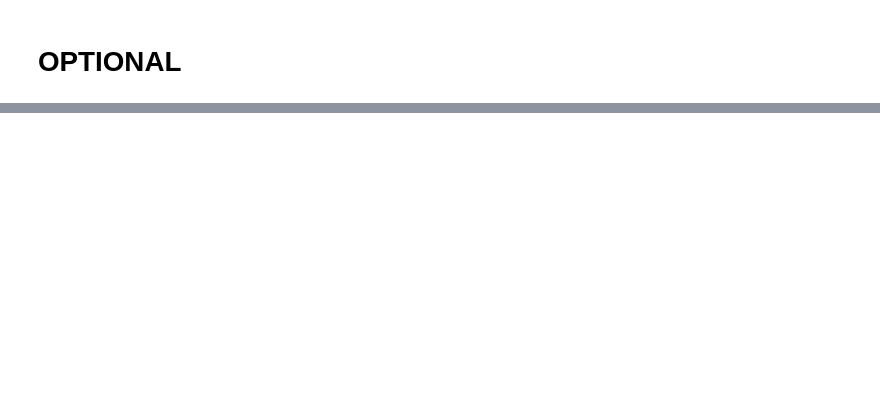
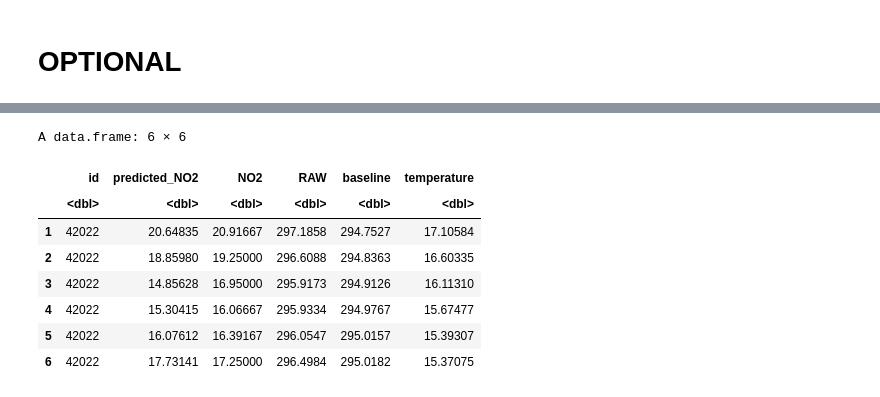
Before and after one commit to edanesh/airly3sagemaker-, a Jupyter notebook: V3-Copy1.ipynb, the cells around one changed output, grey strips where cells are left out. Cells and saved outputs as stored; diff of their text form; code cells hidden in the pictures; blank space fills up the shorter version.

```diff
--- a/V3-Copy1.ipynb
+++ b/V3-Copy1.ipynb
@@ -699,0 +741,31 @@ sm_predictor$delete_endpoint()
+# %%
+for (ID in test_ids) {
+    # define s3 path for test data
+    s3_test_url <- str_glue('s3:/', bucket, 'r_demo4', 'data', ID, 'test', 'test.csv', .sep='/')
+
+    # Model artifacts and batch output
+    s3_output <- str_glue('s3:/', bucket, 'r_demo4','xgboost_output', ID, .sep = '/')
+
+    # define a transformer
+    xgb_transformer <- xgb_estimator$transformer(instance_count=1L,
+                                            instance_type='ml.m5.4xlarge',
+                                             model_name=grep(pattern = ID, xgb_training_jobs, value = TRUE), # specify model name to use
+    #                                         strategy="MultiRecord",
+                                            output_path=s3_output)
+
+    #! takes a few minutes...you can set wait=FALSE to bypass this but...
+    # BEWARE that you may exceed AWS limit if there are too many instances running -> set wait=TRUE to avoid issues
+    # do the batch transform
+    xgb_transformer$transform(s3_test_url,
+                              content_type="text/csv",
+        #                       split_type="Line",
+                              wait=TRUE)
+
+    # Download the files from S3 using S3Downloader to local SageMaker instance 'batch_output' folder
+#     s3_input <- str_glue('s3:/', bucket, 'r_demo4','data', ID, "test", .sep = '/')
+#     s3_output <- str_glue('s3:/', bucket, 'r_demo4','output', ID, .sep = '/')
+#     sagemaker$s3$S3Downloader$download(s3_test_url,
+#                           str_glue("batch_input", ID, .sep="/"))
+     sagemaker$s3$S3Downloader$download(str_glue(s3_output,"test.csv.out",.sep = '/'),
+                          str_glue("xgboost_batch_output", ID, .sep="/"))
+}
@@ -699,0 +802,12 @@ sm_predictor$delete_endpoint()
+# %%
+head(xgb_predictions)
+# %% [output]
+A data.frame: 6 × 6
+|  | id | predicted_NO2 | NO2 | RAW | baseline | temperature |
+|  | <dbl> | <dbl> | <dbl> | <dbl> | <dbl> | <dbl> |
+| 1 | 42022 | 20.64835 | 20.91667 | 297.1858 | 294.7527 | 17.10584 |
+| 2 | 42022 | 18.85980 | 19.25000 | 296.6088 | 294.8363 | 16.60335 |
+| 3 | 42022 | 14.85628 | 16.95000 | 295.9173 | 294.9126 | 16.11310 |
+| 4 | 42022 | 15.30415 | 16.06667 | 295.9334 | 294.9767 | 15.67477 |
+| 5 | 42022 | 16.07612 | 16.39167 | 296.0547 | 295.0157 | 15.39307 |
+| 6 | 42022 | 17.73141 | 17.25000 | 296.4984 | 295.0182 | 15.37075 |
```
Also changed, not shown: parts of 14 cells of this notebook, 1 other file.
